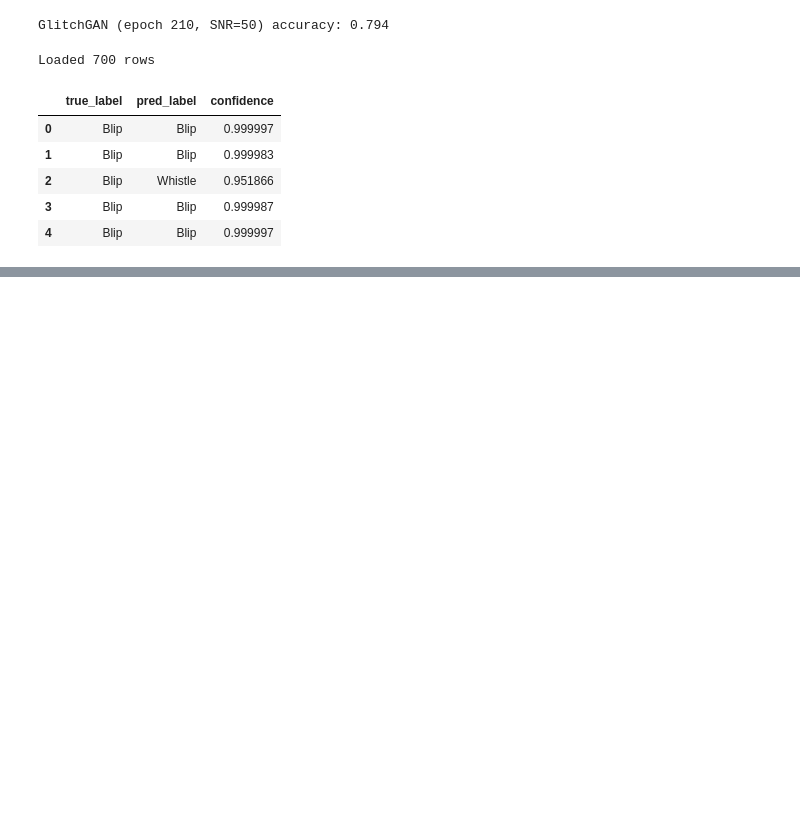
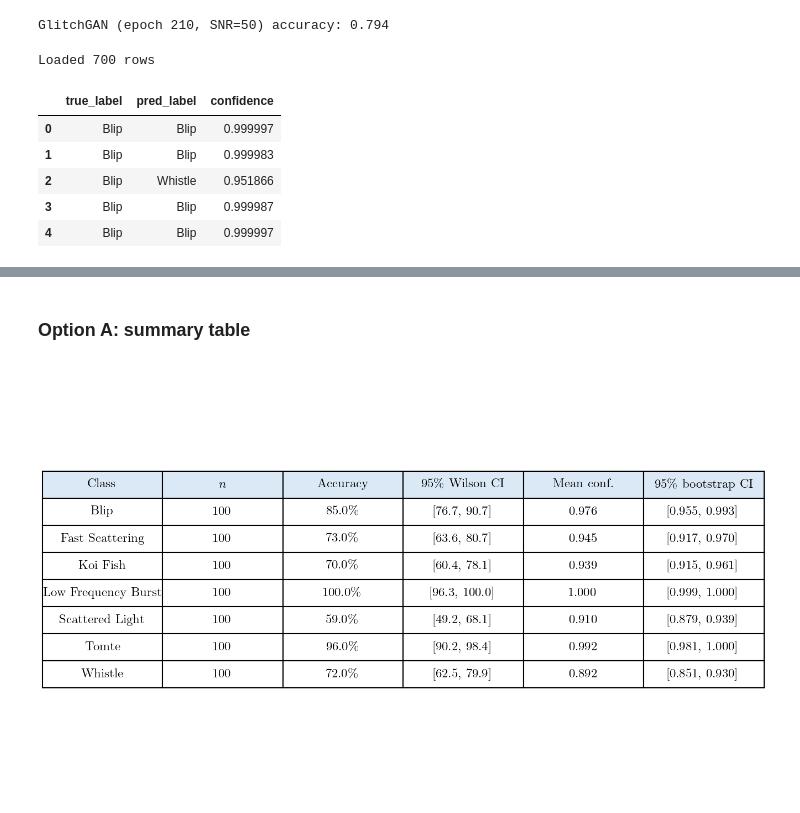
Before and after one commit to tomdooney95/glitchgan, a Jupyter notebook: notebooks/gspy_classification.ipynb, the cells around one changed output, grey strips where cells are left out. Saved outputs shown, nothing was run; the diff lists cells and outputs as text; code cells hidden in the pictures; blank space fills up the shorter version.

```diff
--- a/notebooks/gspy_classification.ipynb
+++ b/notebooks/gspy_classification.ipynb
@@ -628,0 +705,37 @@ np.float64(0.7928571428571428)
+# %% [markdown]
+### Option A: summary table
+# %%
+with plt.style.context(['science']):
+    fig, ax = plt.subplots(figsize=(9, 0.6 * len(LABEL_ORDER) + 1.2))
+    ax.axis('off')
+
+    table_data = []
+    for _, r in ci_results.iterrows():
+        table_data.append([
+            r['true_class'].replace('_', ' '),  # plain spaces -- _tex() escaped underscores render as dots inside table cells
+            f"{r['n']:.0f}",
+            f"{r['accuracy']*100:.1f}\\%",
+            f"[{r['acc_ci_lo']*100:.1f}, {r['acc_ci_hi']*100:.1f}]",
+            f"{r['mean_confidence']:.3f}" if not np.isnan(r['mean_confidence']) else '--',
+            f"[{r['conf_ci_lo']:.3f}, {r['conf_ci_hi']:.3f}]" if not np.isnan(r['conf_ci_lo']) else '--',
+        ])
+
+    col_labels = ['Class', '$n$', 'Accuracy', '95\\% Wilson CI', 'Mean conf.', '95\\% bootstrap CI']
+    tbl = ax.table(cellText=table_data, colLabels=col_labels, loc='center', cellLoc='center')
+    tbl.auto_set_font_size(False)
+    tbl.set_fontsize(11)
+    tbl.scale(1, 1.6)
+    for (row, col), cell in tbl.get_celld().items():
+        if row == 0:
+            cell.set_text_props(weight='bold')
+            cell.set_facecolor('#dbe9f6')
+
+    plt.tight_layout()
+    fig.savefig(PLOTS_DIR / 'gspy_ci_table.pdf', bbox_inches='tight')
+    buf = io.BytesIO()
+    fig.savefig(buf, format='png', dpi=150, bbox_inches='tight')
+    plt.close(fig)
+buf.seek(0)
+ipy_display(IPyImage(buf.read()))
+# %% [output]
+[figure, added]
```
Also changed, not shown: parts of 8 cells of this notebook, 4 other files.
